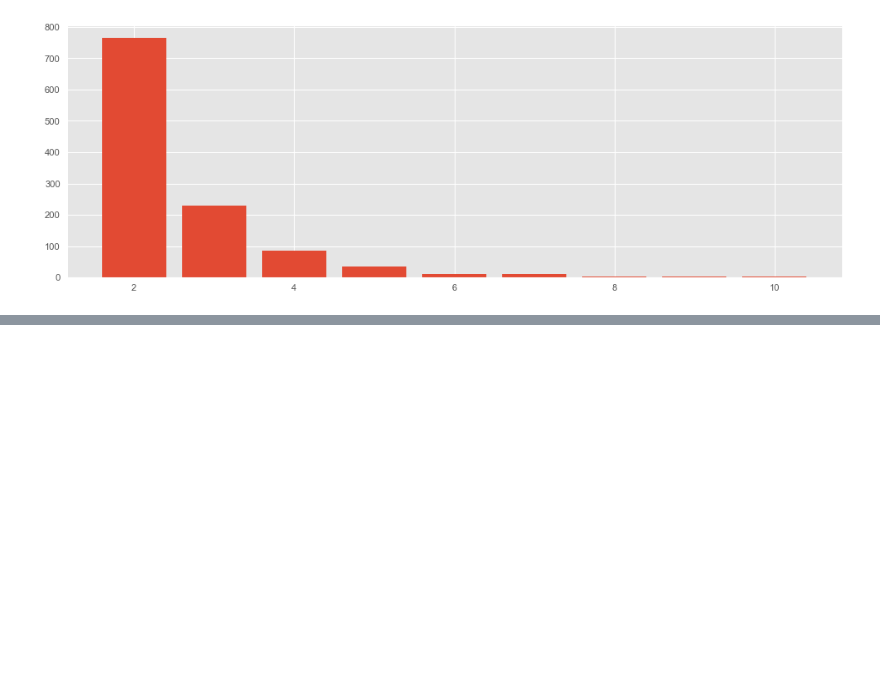
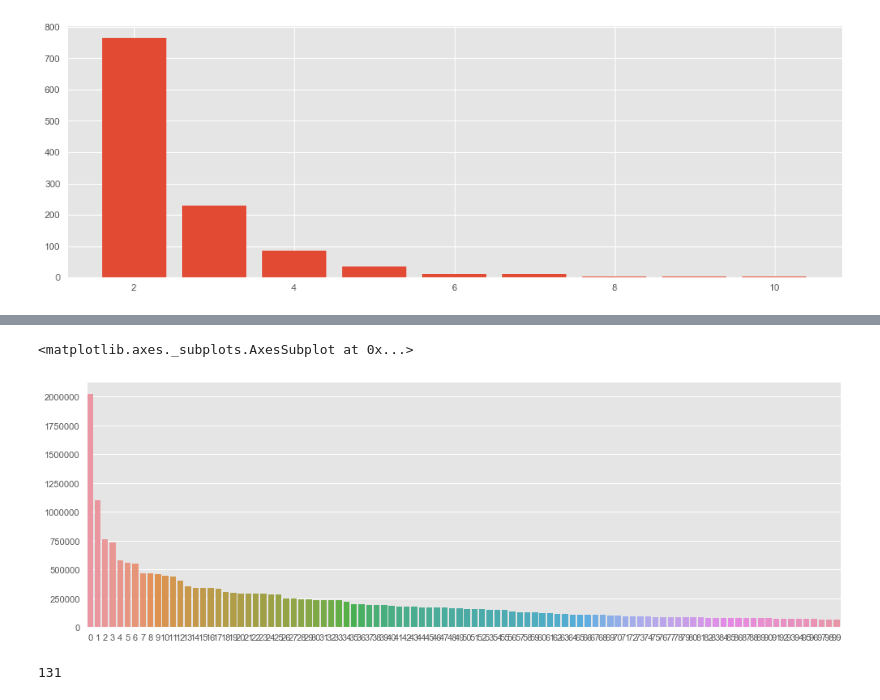
Before and after one commit to zaksoliman/career_prediction, a Jupyter notebook: notebooks/Workbench.ipynb, the cells around one changed output, grey strips where cells are left out. Saved outputs shown, nothing was run; the diff lists cells and outputs as text; code cells hidden in the pictures; blank space fills up the shorter version.

```diff
--- a/notebooks/Workbench.ipynb
+++ b/notebooks/Workbench.ipynb
@@ -279,0 +303,7 @@ params
+# %%
+to_remove = set(stopwords.words("english") + ['', ' ', '&'])
+joined = " ".join(df.transformed.values)
+pattrn = re.compile(r"[-/,\.\\\s]")
+tokens = re.split(pattrn, joined)
+
+token_counts = Counter(tokens)
@@ -279,0 +328,12 @@ params
+# %%
+ls = token_counts.most_common(len(token_counts))
+# %%
+x = list(range(len(ls)))
+y = [t[1] for t in ls]
+# %%
+plt.rcParams['figure.figsize'] = 15, 5
+plt.rcParams['figure.dpi'] = 80
+sns.barplot(x=x[:100], y=y[:100])
+# %% [output]
+<matplotlib.axes._subplots.AxesSubplot at 0x...>
+[figure, added]
@@ -279,0 +361,4 @@ params
+# %%
+ngram_counts[('tutorial', 'assistant')]
+# %% [output]
+131
```
Also changed, not shown: parts of 36 cells of this notebook, 10 other files.
